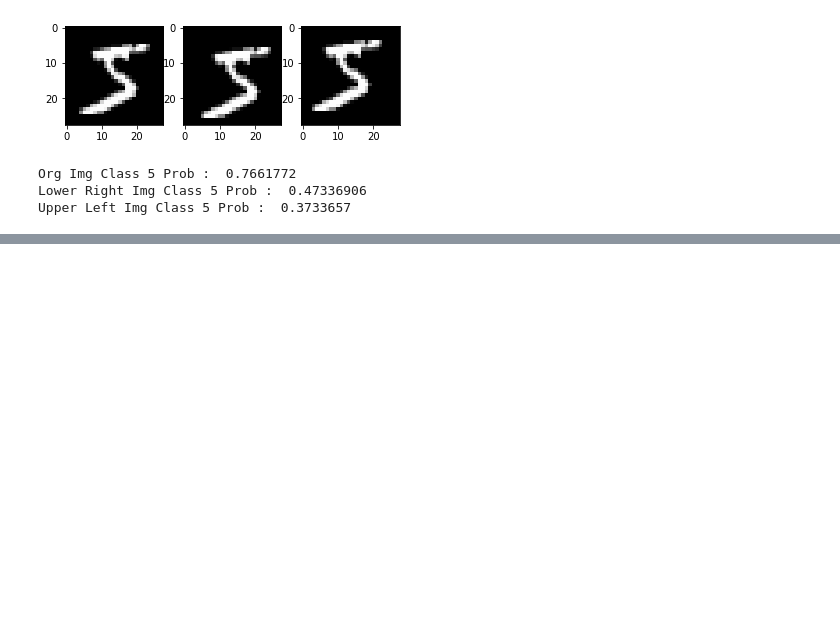
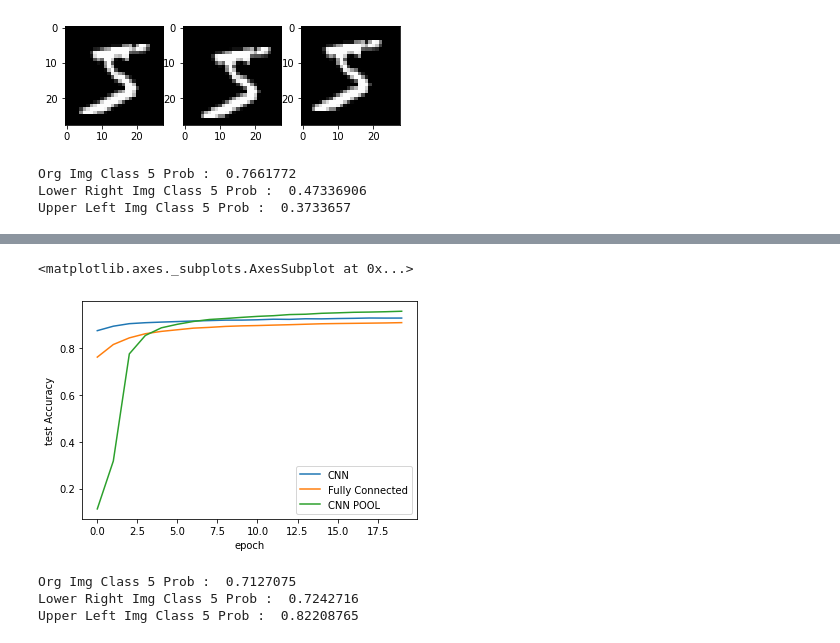
Before and after one commit to narendra974/insidedeeplearning, a Jupyter notebook: CNN_Networks.ipynb, the cells around one changed output, grey strips where cells are left out. Cells and saved outputs as stored; diff of their text form; code cells hidden in the pictures; blank space fills up the shorter version.

```diff
--- a/CNN_Networks.ipynb
+++ b/CNN_Networks.ipynb
@@ -400,0 +421,21 @@ cnn_results_poll = train_simple_network(model_cnn_pool, loss_func, mnist_train_l
+# %%
+sns.lineplot(x='epoch', y='test Accuracy', data=cnn_results, label='CNN')
+sns.lineplot(x='epoch', y='test Accuracy', data=fc_results, label='Fully Connected')
+sns.lineplot(x='epoch', y='test Accuracy', data=cnn_results_poll, label='CNN POOL')
+# %% [output]
+<matplotlib.axes._subplots.AxesSubplot at 0x...>
+[figure, added]
+# %%
+model = model_cnn_pool.cpu().eval()
+
+img_pred = prediction(model, img)
+img_lr_pred = prediction(model, img_lr)
+img_ul_pred = prediction(model, img_ul)
+
+print("Org Img Class {} Prob : ".format(correct_class), img_pred[correct_class])
+print("Lower Right Img Class {} Prob : ".format(correct_class), img_lr_pred[correct_class])
+print("Upper Left Img Class {} Prob : ".format(correct_class), img_ul_pred[correct_class])
+# %% [output]
+Org Img Class 5 Prob :  0.7127075
+Lower Right Img Class 5 Prob :  0.7242716
+Upper Left Img Class 5 Prob :  0.82208765
```
Also changed, not shown: parts of 1 cell of this notebook.
